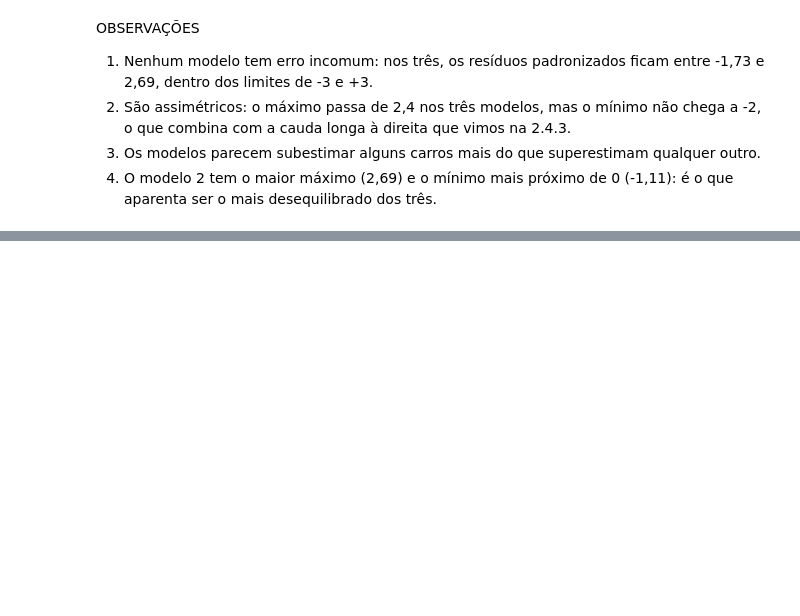
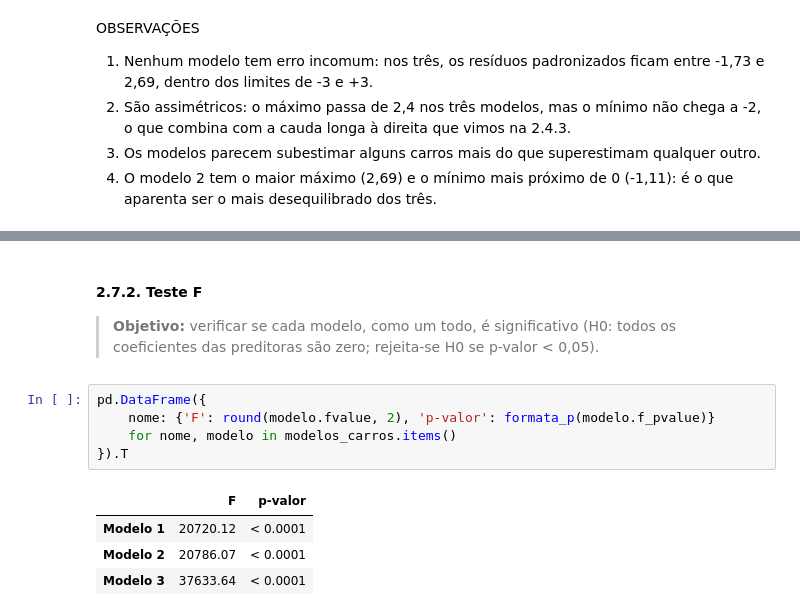
Before and after one commit to joaopdroslv/modelos-de-regressao-pucminas, a Jupyter notebook: Atividades/Lista_1/notebooks/Lista_1 - Análises.ipynb, the cells around one changed output, grey strips where cells are left out. Saved outputs shown, nothing was run; the diff lists cells and outputs as text; blank space fills up the shorter version.

```diff
--- a/Atividades/Lista_1/notebooks/Lista_1 - Análises.ipynb
+++ b/Atividades/Lista_1/notebooks/Lista_1 - Análises.ipynb
@@ -1619,0 +1675,14 @@ OBSERVAÇÕES
+# %% [markdown]
+#### 2.7.2. Teste F
+
+> **Objetivo:** verificar se cada modelo, como um todo, é significativo (H0: todos os coeficientes das preditoras são zero; rejeita-se H0 se p-valor < 0,05).
+# %%
+pd.DataFrame({
+    nome: {'F': round(modelo.fvalue, 2), 'p-valor': formata_p(modelo.f_pvalue)}
+    for nome, modelo in modelos_carros.items()
+}).T
+# %% [output]
+|  | F | p-valor |
+| Modelo 1 | 20720.12 | < 0.0001 |
+| Modelo 2 | 20786.07 | < 0.0001 |
+| Modelo 3 | 37633.64 | < 0.0001 |
```
Also changed, not shown: parts of 10 cells of this notebook.
